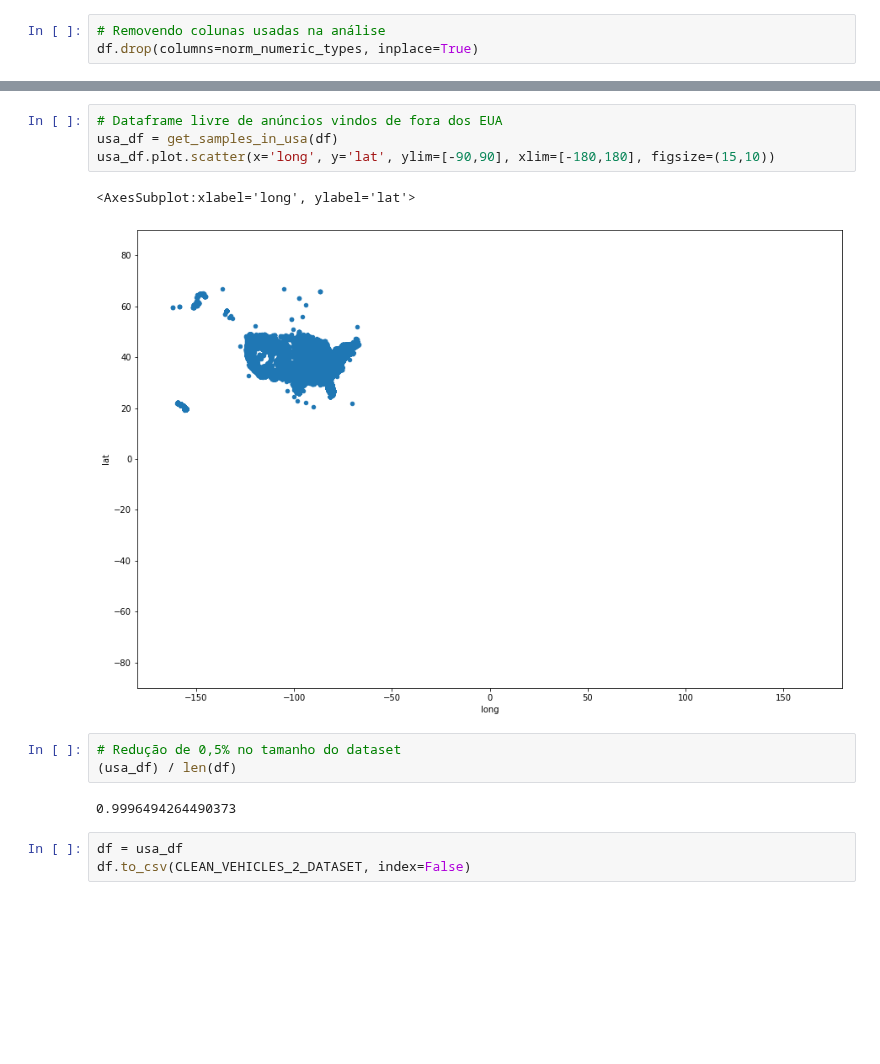
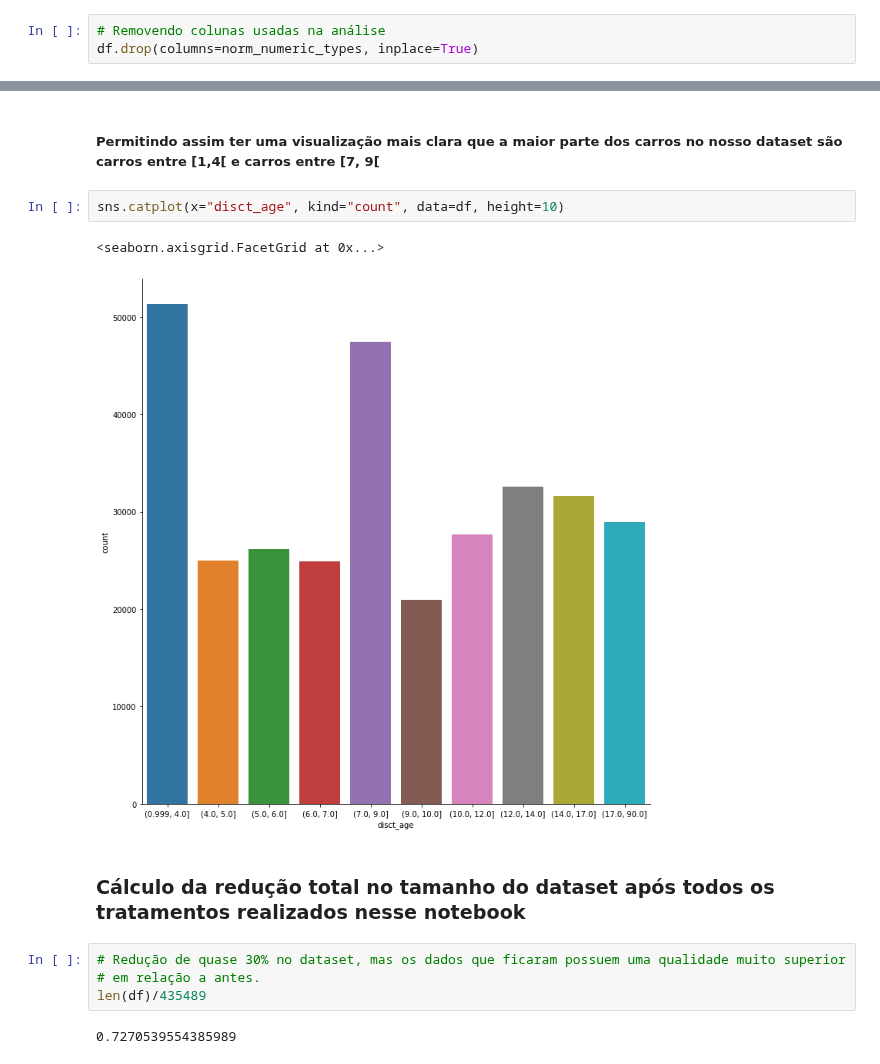
Before and after one commit to mbs8/IF679-ciencia-de-dados, a Jupyter notebook: notebooks/2-pre_processing.ipynb, the cells around one changed output, grey strips where cells are left out. Drawn from its saved outputs; the diff is of its cells as text; blank space fills up the shorter version.

Commit message:
Finaliza o notebook de pré-processamento.

```diff
--- a/notebooks/2-pre_processing.ipynb
+++ b/notebooks/2-pre_processing.ipynb
@@ -935,15 +933,15 @@ df.plot.scatter(x='long', y='lat', figsize=(15,10))
-# %%
-# Dataframe livre de anúncios vindos de fora dos EUA
-usa_df = get_samples_in_usa(df)
-usa_df.plot.scatter(x='long', y='lat', ylim=[-90,90], xlim=[-180,180], figsize=(15,10))
-# %% [output]
-<AxesSubplot:xlabel='long', ylabel='lat'>
-[figure, removed]
-# %%
-# Redução de 0,5% no tamanho do dataset
-(usa_df) / len(df)
-# %% [output]
-0.9996494264490373
-# %%
-df = usa_df
-df.to_csv(CLEAN_VEHICLES_2_DATASET, index=False)
+# %% [markdown]
+##### Permitindo assim ter uma visualização mais clara que a maior parte dos carros no nosso dataset são carros entre [1,4[ e carros entre [7, 9[
+# %%
+sns.catplot(x="disct_age", kind="count", data=df, height=10)
+# %% [output]
+<seaborn.axisgrid.FacetGrid at 0x...>
+[figure, added]
+# %% [markdown]
+### Cálculo da redução total no tamanho do dataset após todos os tratamentos realizados nesse notebook
+# %%
+# Redução de quase 30% no dataset, mas os dados que ficaram possuem uma qualidade muito superior
+# em relação a antes.
+len(df)/435489
+# %% [output]
+0.7270539554385989
```
Also changed, not shown: parts of 11 cells of this notebook.
